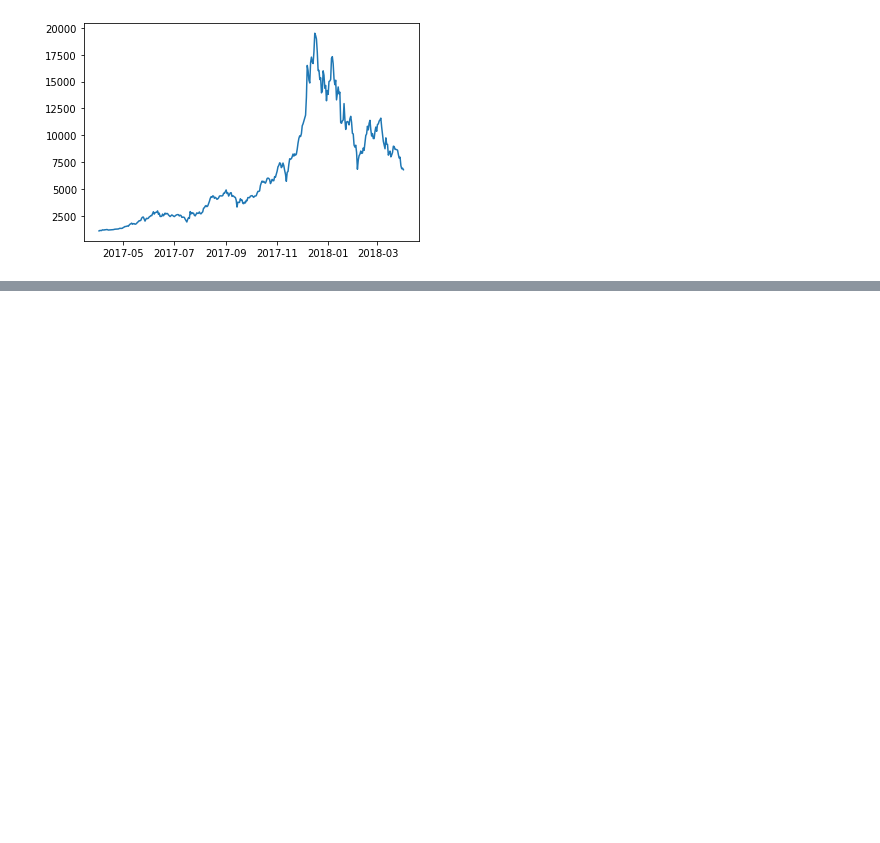
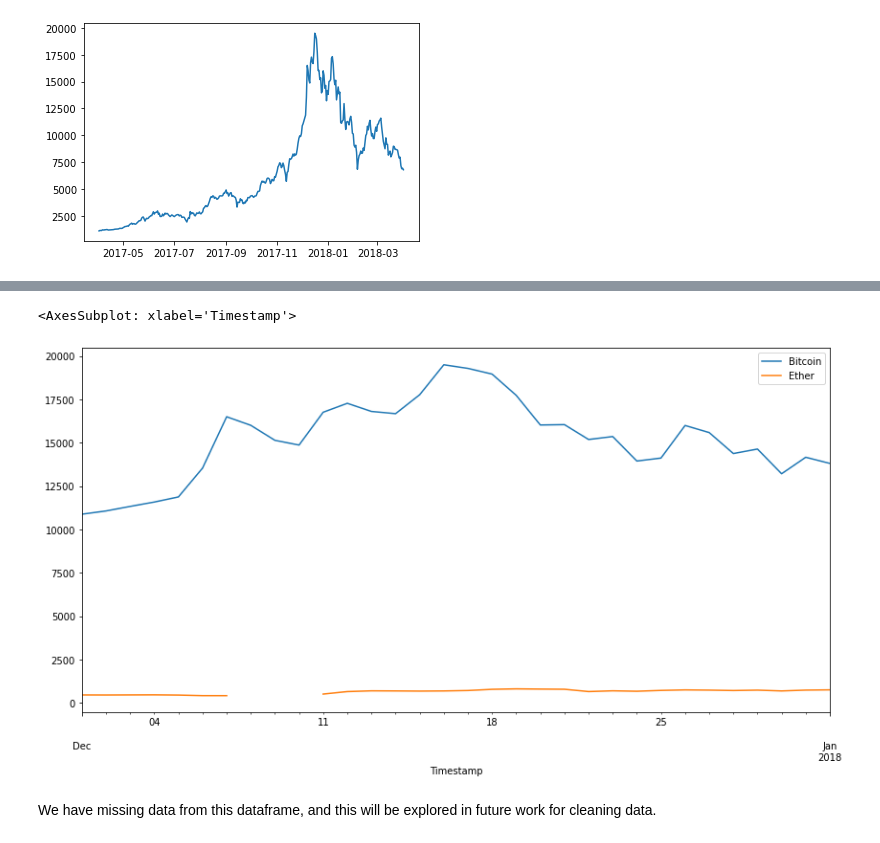
Before and after one commit to c-blomquist/Data-Analysis-Learning, a Jupyter notebook: Pandas_Practice/Pandas_Work.ipynb, the cells around one changed output, grey strips where cells are left out. Drawn from its saved outputs; the diff is of its cells as text; code cells hidden in the pictures; blank space fills up the shorter version.

```diff
--- a/Pandas_Practice/Pandas_Work.ipynb
+++ b/Pandas_Practice/Pandas_Work.ipynb
@@ -571,0 +662,9 @@ plt.plot(btc_df.index, btc_df['Price'])
+# %%
+# This is letting us create a graph that is just focused on this gap in our data
+# lets us slice the location between december 1st and january 1st
+compare_prices.loc['2017-12-01':'2018-01-01'].plot(figsize=(14, 7))
+# %% [output]
+<AxesSubplot: xlabel='Timestamp'>
+[figure, added]
+# %% [markdown]
+We have missing data from this dataframe, and this will be explored in future work for cleaning data.
```
Also changed, not shown: parts of 6 cells of this notebook.
